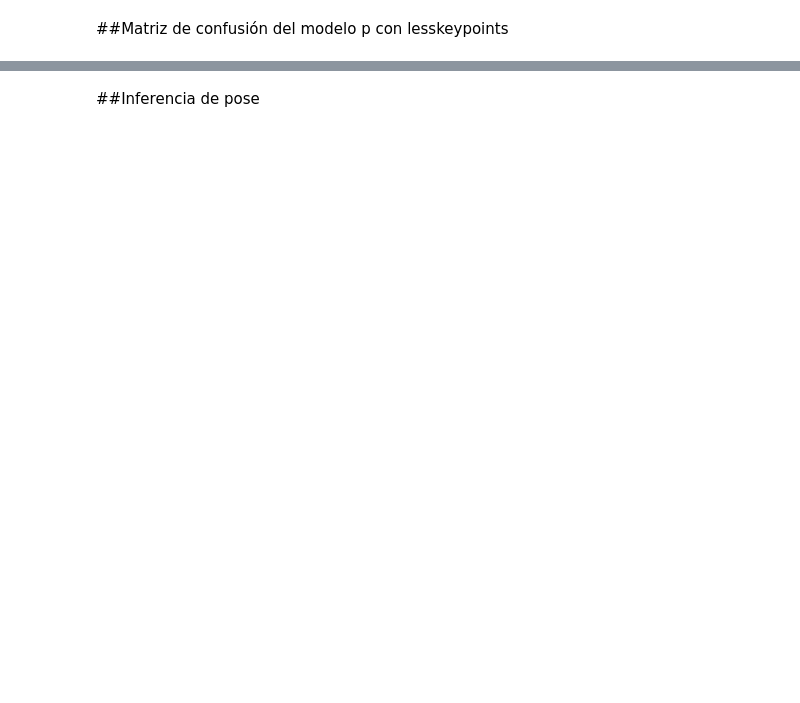
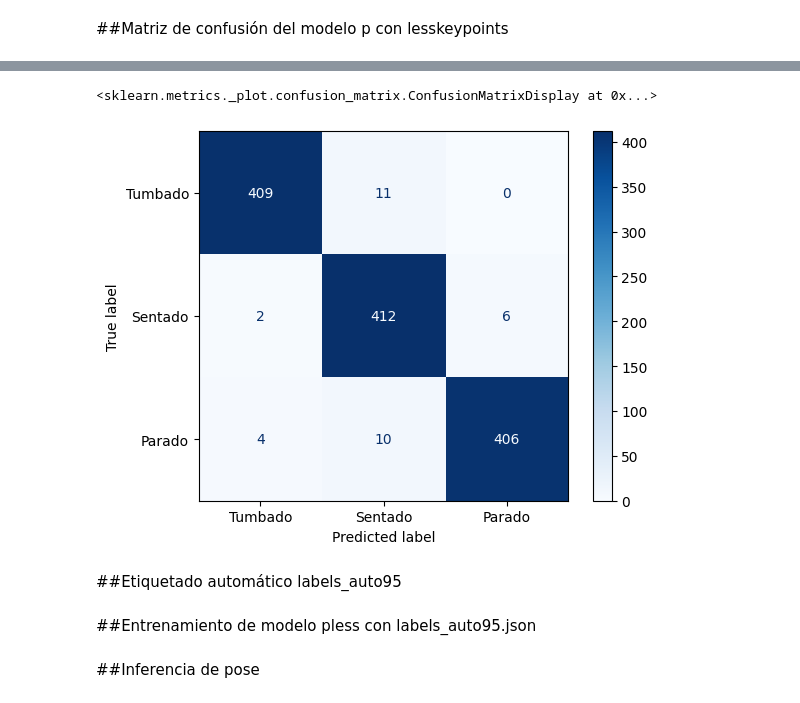
Before and after one commit to juliangg17/CV-TUIA-Garcia, a Jupyter notebook: TP_Final_CV.ipynb, the cells around one changed output, grey strips where cells are left out. Cells and saved outputs as stored; diff of their text form; code cells hidden in the pictures; blank space fills up the shorter version.

```diff
--- a/TP_Final_CV.ipynb
+++ b/TP_Final_CV.ipynb
@@ -1418,0 +1813,18 @@ WARNING:tensorflow:5 out of the last 15 calls to <function TensorFlowTrainer.mak
+# %%
+# Cargar el modelo
+model_pless = load_model("model_pless.h5")
+
+# Predicciones y etiquetas verdaderas
+y_pred = model_pless.predict(X_test).argmax(axis=1)
+y_true = y_test.argmax(axis=1)
+
+# Crear la matriz de confusión
+cm = confusion_matrix(y_true, y_pred)
+
+# Definir las etiquetas de las clases
+class_labels = ["Tumbado", "Sentado", "Parado"]
+
+# Mostrar la matriz de confusión con etiquetas personalizadas
+disp = ConfusionMatrixDisplay(confusion_matrix=cm, display_labels=class_labels)
+disp.plot(cmap="Blues")  # Puedes cambiar el colormap si lo deseas
+# %% [output]
@@ -1418,0 +1833,4 @@ WARNING:tensorflow:5 out of the last 15 calls to <function TensorFlowTrainer.mak
+<sklearn.metrics._plot.confusion_matrix.ConfusionMatrixDisplay at 0x...>
+[figure, added]
+# %% [markdown]
+##Etiquetado automático labels_auto95
@@ -1418,0 +1848,2 @@ WARNING:tensorflow:5 out of the last 15 calls to <function TensorFlowTrainer.mak
+# %% [markdown]
+##Entrenamiento de modelo pless con labels_auto95.json
```
Also changed, not shown: parts of 90 cells of this notebook.
